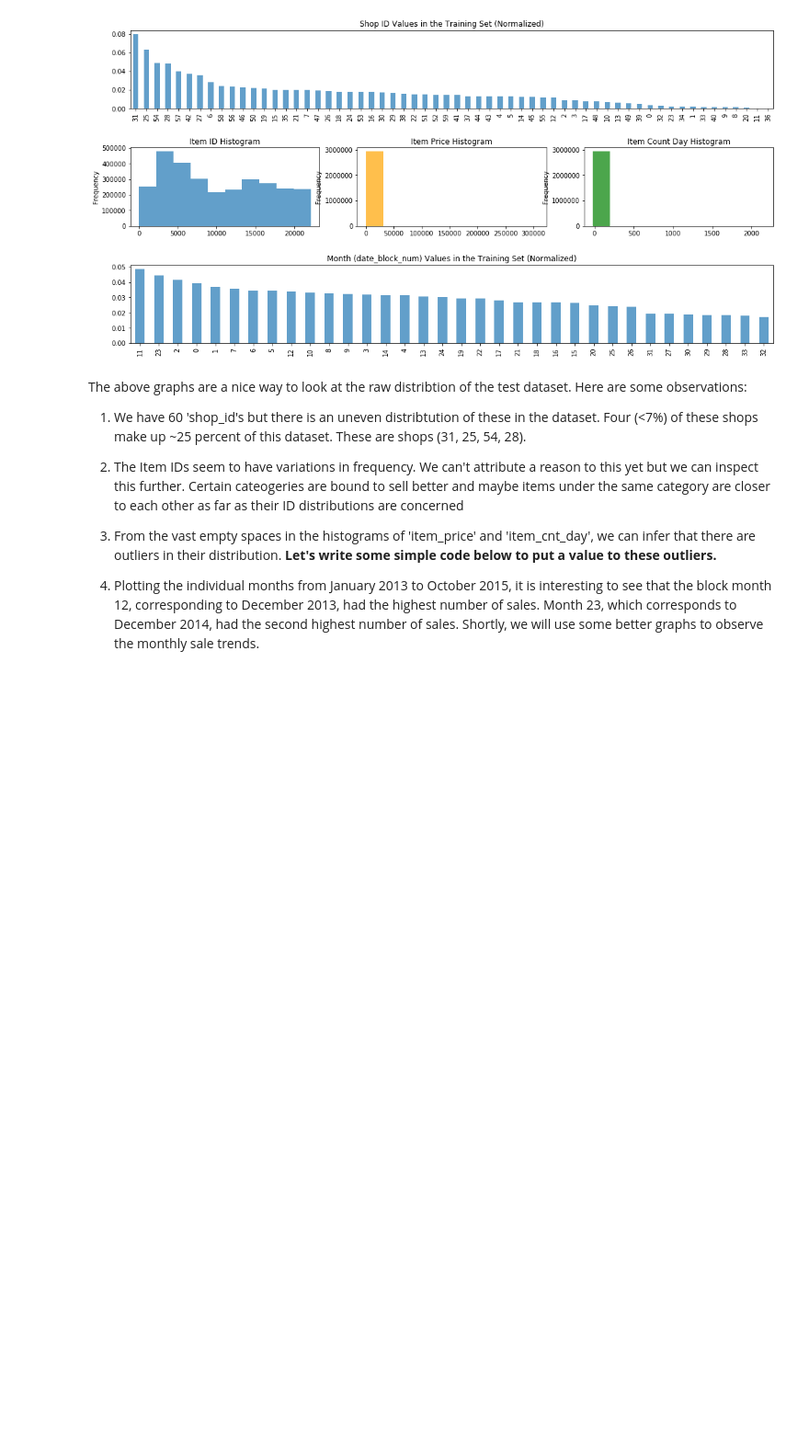
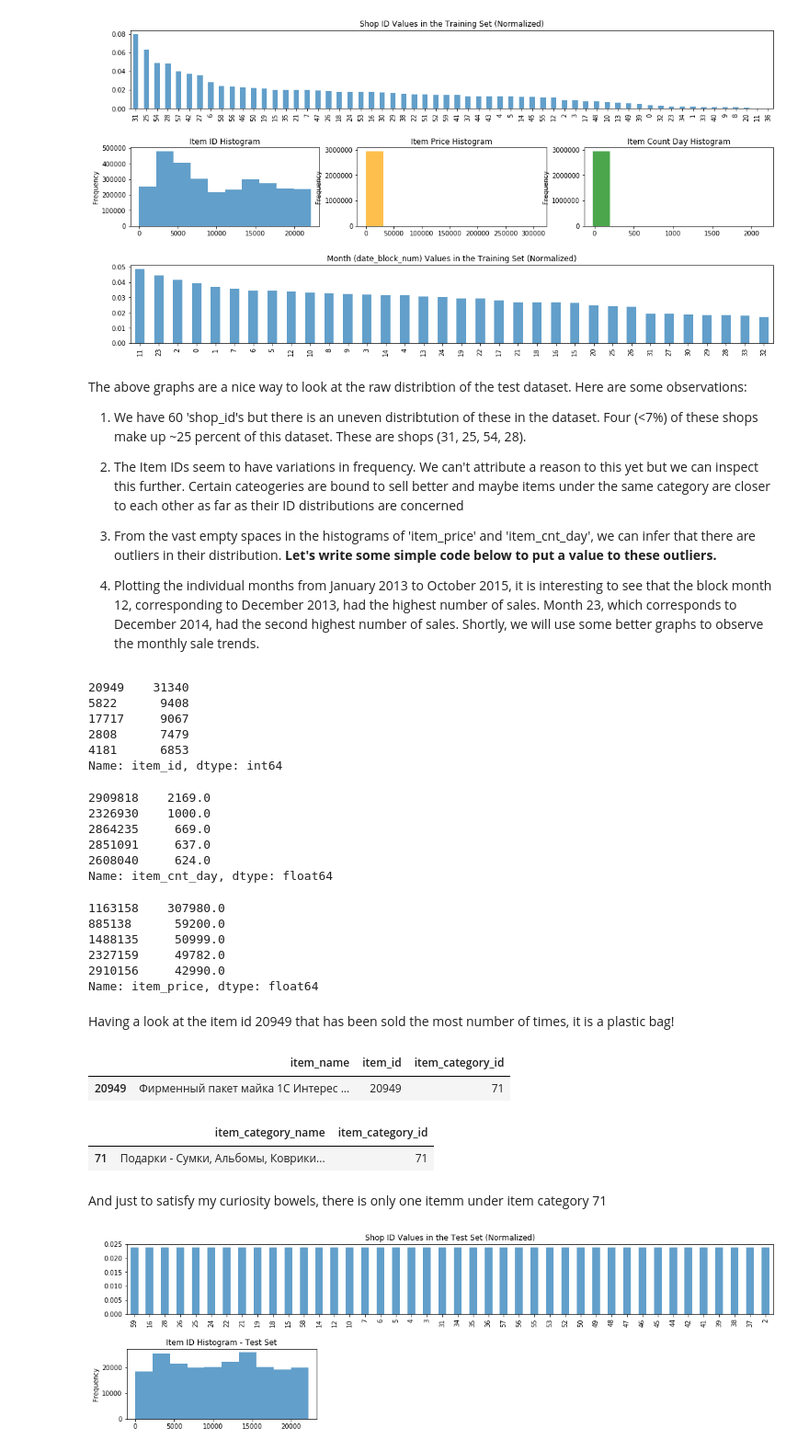
Before and after one commit to sarthakbatragatech/100-Days-of-ML, a Jupyter notebook: Time-Series-Forecasting/Predict-Future-Sales.ipynb, the cells around one changed output. Shown at 92% size. Drawn from its saved outputs; the diff is of its cells as text; code cells hidden in the pictures; blank space fills up the shorter version.

Commit message:
Generated plots for shop id values in test set

```diff
--- a/Time-Series-Forecasting/Predict-Future-Sales.ipynb
+++ b/Time-Series-Forecasting/Predict-Future-Sales.ipynb
@@ -90,3 +90,58 @@ The above graphs are a nice way to look at the raw distribtion of the test datas
 
 
 4. Plotting the individual months from January 2013 to October 2015, it is interesting to see that the block month 12, corresponding to December 2013, had the highest number of sales. Month 23, which corresponds to December 2014, had the second highest number of sales. Shortly, we will use some better graphs to observe the monthly sale trends.
+# %%
+train['item_id'].value_counts(ascending=False)[:5]
+# %% [output]
+20949    31340
+5822      9408
+17717     9067
+2808      7479
+4181      6853
+Name: item_id, dtype: int64
+# %%
+train['item_cnt_day'].sort_values(ascending=False)[:5]
+# %% [output]
+2909818    2169.0
+2326930    1000.0
+2864235     669.0
+2851091     637.0
+2608040     624.0
+Name: item_cnt_day, dtype: float64
+# %%
+train['item_price'].sort_values(ascending=False)[:5]
+# %% [output]
+1163158    307980.0
+885138      59200.0
+1488135     50999.0
+2327159     49782.0
+2910156     42990.0
+Name: item_price, dtype: float64
+# %% [markdown]
+Having a look at the item id 20949 that has been sold the most number of times, it is a plastic bag!
+# %%
+items.loc[items['item_id']==20949]
+# %% [output]
+|  | item_name | item_id | item_category_id |
+| 20949 | Фирменный пакет майка 1С Интерес ... | 20949 | 71 |
+# %%
+categories.loc[categories['item_category_id']==71]
+# %% [output]
+|  | item_category_name | item_category_id |
+| 71 | Подарки - Сумки, Альбомы, Коврики... | 71 |
+# %% [markdown]
+And just to satisfy my curiosity bowels, there is only one itemm under item category 71
+# %%
+fig = plt.figure(figsize=(18,8))
+plt.subplots_adjust(hspace=.5)
+
+plt.subplot2grid((3,3), (0,0), colspan = 3)
+test['shop_id'].value_counts(normalize=True).plot(kind='bar', alpha=0.7)
+plt.title('Shop ID Values in the Test Set (Normalized)')
+
+plt.subplot2grid((3,3), (1,0))
+test['item_id'].plot(kind='hist', alpha=0.7)
+plt.title('Item ID Histogram - Test Set')
+plt.show()
+# %% [output]
+[figure, added]
```
Also changed, not shown: parts of 1 cell of this notebook.
